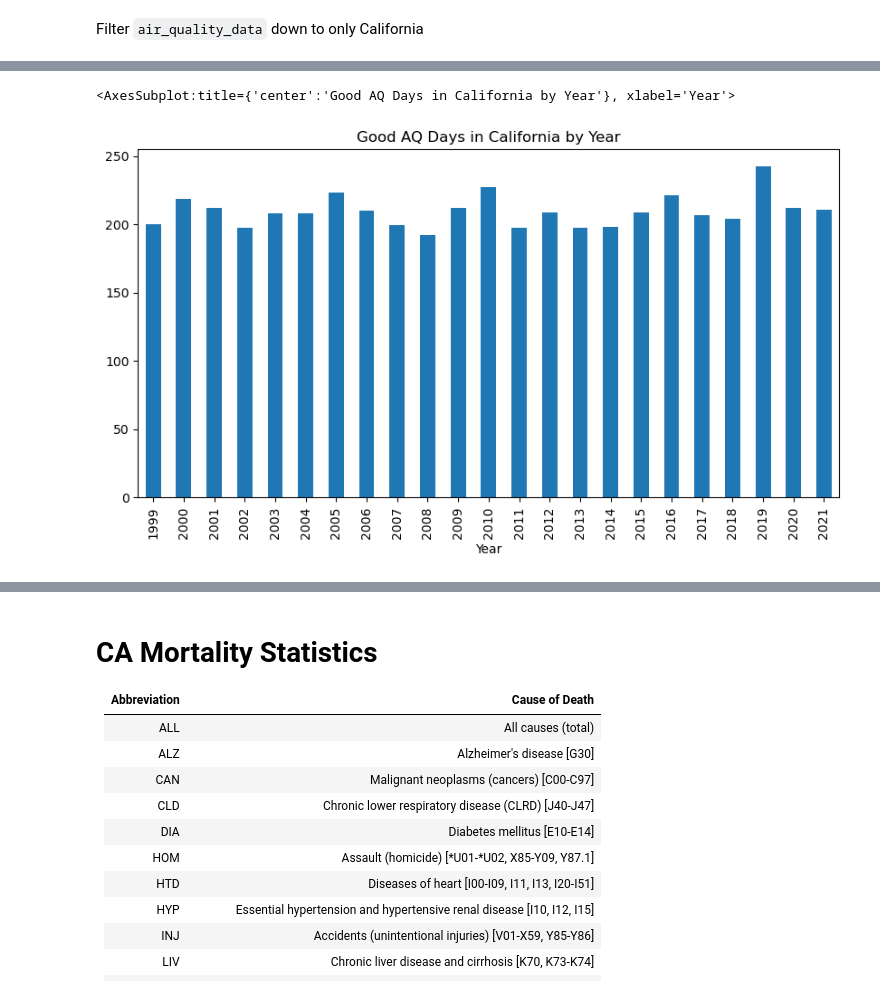
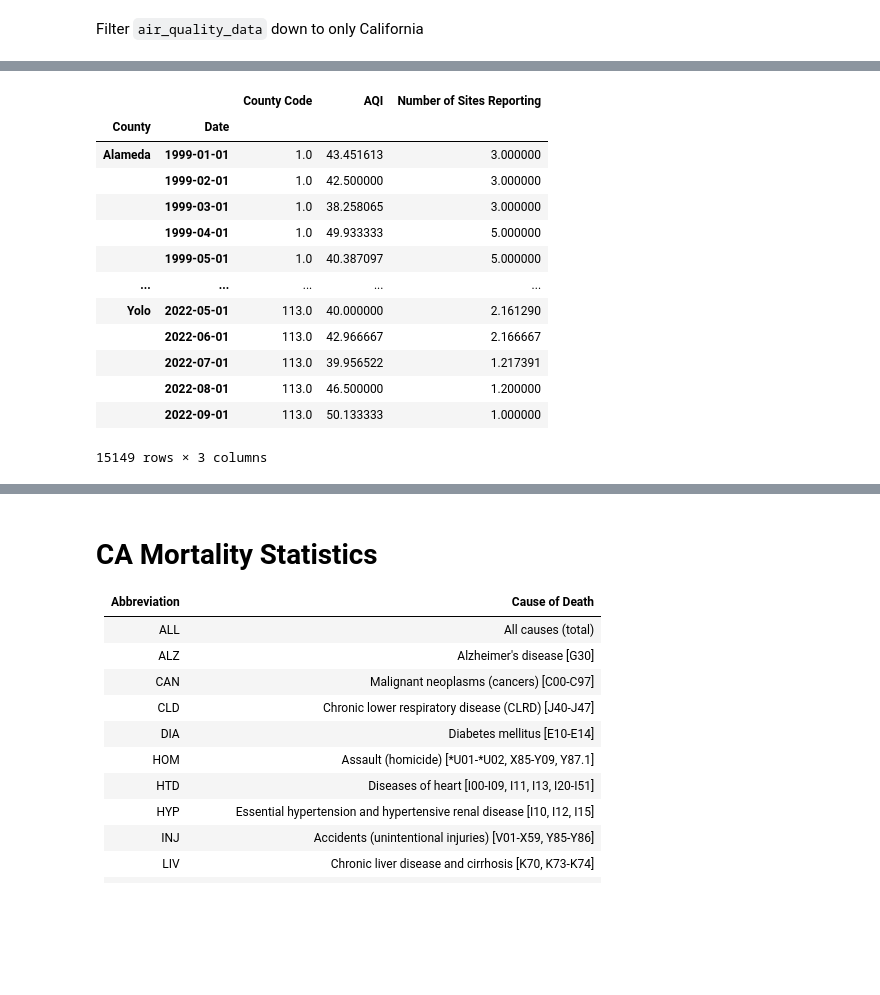
Before and after one commit to ralatorr/project_4, a Jupyter notebook: alexspradling.ipynb, the cells around one changed output, grey strips where cells are left out. Saved outputs shown, nothing was run; the diff lists cells and outputs as text; code cells hidden in the pictures; blank space fills up the shorter version.

```diff
--- a/alexspradling.ipynb
+++ b/alexspradling.ipynb
@@ -51,4 +68,16 @@ ca_df = air_quality_data.query('State == "California"').copy()
 # Set the index to be the year
 ca_df.set_index('Year', inplace=True)
 
+# annual air quality data
 ca_df = ca_df.query('`Days with AQI` > 360').copy()
+
+# daily air quality data
+ca_df_daily = air_quality_data_daily.query('`State Name` == "California"').copy()
+ca_df_daily.set_index(pd.to_datetime(ca_df_daily['Date']), inplace=True)
+# datetime index
+
+# daily to monthly
+ca_df_daily = ca_df_daily.groupby('county Name').resample('MS').mean()
+
+# rename index to 'County'
+ca_df_daily.index.rename('County', level=0, inplace=True)
@@ -65,9 +84,17 @@ ca_df.head()
-# %%
-# aggregate Unheathy Days by year
-unhealthy_days = ca_df.groupby('Year')['Good Days'].mean()
-
-# plot the data
-unhealthy_days.plot(kind='bar', figsize=(10, 5), title='Good AQ Days in California by Year')
-# %% [output]
-<AxesSubplot:title={'center':'Good AQ Days in California by Year'}, xlabel='Year'>
-[figure, removed]
+# %%
+ca_df_daily
+# %% [output]
+|  |  | County Code | AQI | Number of Sites Reporting |
+| County | Date |  |  |  |
+| Alameda | 1999-01-01 | 1.0 | 43.451613 | 3.000000 |
+|  | 1999-02-01 | 1.0 | 42.500000 | 3.000000 |
+|  | 1999-03-01 | 1.0 | 38.258065 | 3.000000 |
+|  | 1999-04-01 | 1.0 | 49.933333 | 5.000000 |
+|  | 1999-05-01 | 1.0 | 40.387097 | 5.000000 |
+| ... | ... | ... | ... | ... |
+| Yolo | 2022-05-01 | 113.0 | 40.000000 | 2.161290 |
+|  | 2022-06-01 | 113.0 | 42.966667 | 2.166667 |
+|  | 2022-07-01 | 113.0 | 39.956522 | 1.217391 |
+|  | 2022-08-01 | 113.0 | 46.500000 | 1.200000 |
+|  | 2022-09-01 | 113.0 | 50.133333 | 1.000000 |
+15149 rows × 3 columns
```
Also changed, not shown: parts of 23 cells of this notebook.
